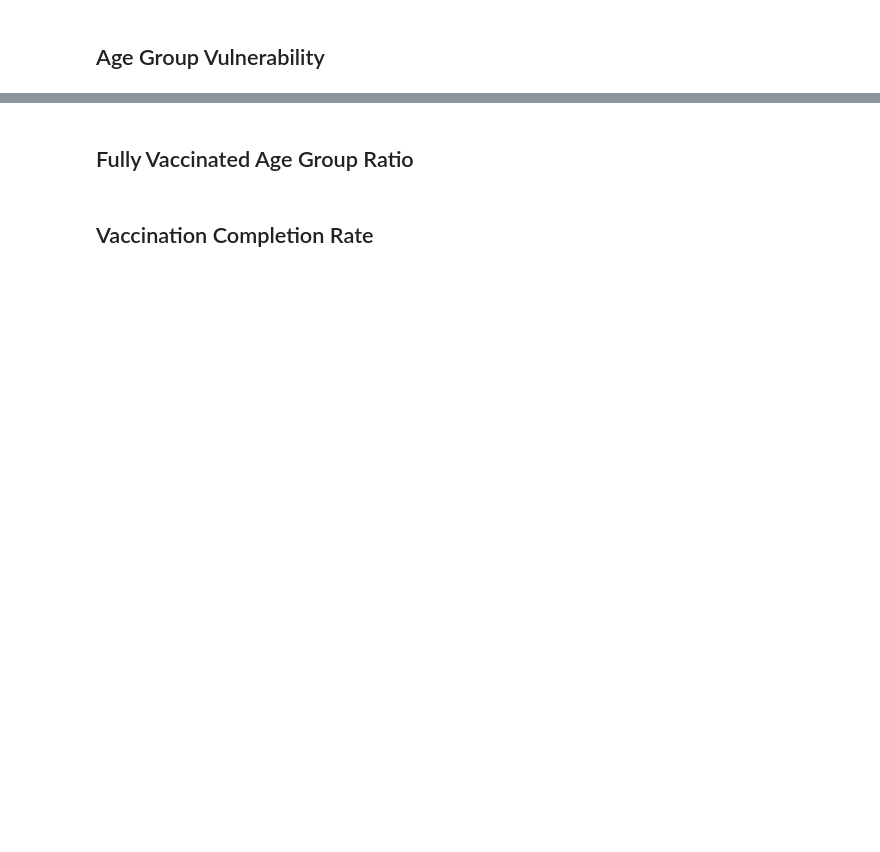
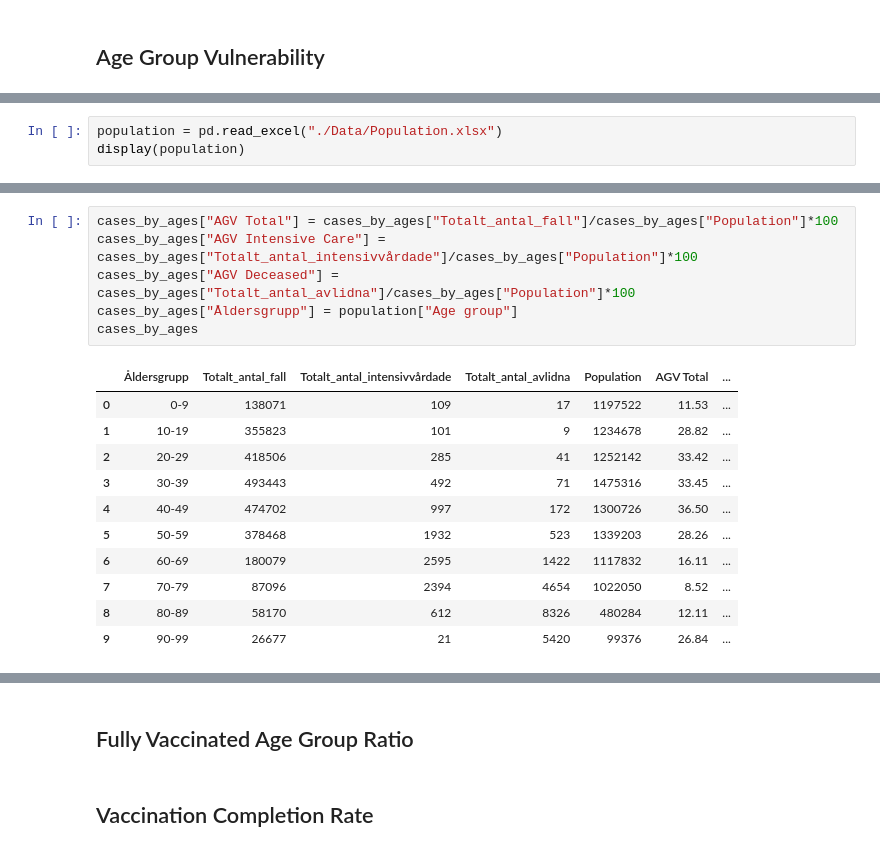
Before and after one commit to MaryKavalion/Data_Processing-Mary-Kavalionak, a Jupyter notebook: Lab-Covid19/Part 3. Exploratory data analysis.ipynb, the cells around one changed output, grey strips where cells are left out. Saved outputs shown, nothing was run; the diff lists cells and outputs as text; blank space fills up the shorter version.

```diff
--- a/Lab-Covid19/Part 3. Exploratory data analysis.ipynb
+++ b/Lab-Covid19/Part 3. Exploratory data analysis.ipynb
@@ -123,0 +149,3 @@ px.pie(genders, values = 'Totalt_antal_fall', names = 'Kön')
+# %%
+population = pd.read_excel("./Data/Population.xlsx")
+display(population)
@@ -123,0 +212,18 @@ px.pie(genders, values = 'Totalt_antal_fall', names = 'Kön')
+# %%
+cases_by_ages["AGV Total"] = cases_by_ages["Totalt_antal_fall"]/cases_by_ages["Population"]*100
+cases_by_ages["AGV Intensive Care"] = cases_by_ages["Totalt_antal_intensivvårdade"]/cases_by_ages["Population"]*100
+cases_by_ages["AGV Deceased"] = cases_by_ages["Totalt_antal_avlidna"]/cases_by_ages["Population"]*100
+cases_by_ages["Åldersgrupp"] = population["Age group"]
+cases_by_ages
+# %% [output]
+|  | Åldersgrupp | Totalt_antal_fall | Totalt_antal_intensivvårdade | Totalt_antal_avlidna | Population | AGV Total | ... |
+| 0 | 0-9 | 138071 | 109 | 17 | 1197522 | 11.53 | ... |
+| 1 | 10-19 | 355823 | 101 | 9 | 1234678 | 28.82 | ... |
+| 2 | 20-29 | 418506 | 285 | 41 | 1252142 | 33.42 | ... |
+| 3 | 30-39 | 493443 | 492 | 71 | 1475316 | 33.45 | ... |
+| 4 | 40-49 | 474702 | 997 | 172 | 1300726 | 36.50 | ... |
+| 5 | 50-59 | 378468 | 1932 | 523 | 1339203 | 28.26 | ... |
+| 6 | 60-69 | 180079 | 2595 | 1422 | 1117832 | 16.11 | ... |
+| 7 | 70-79 | 87096 | 2394 | 4654 | 1022050 | 8.52 | ... |
+| 8 | 80-89 | 58170 | 612 | 8326 | 480284 | 12.11 | ... |
+| 9 | 90-99 | 26677 | 21 | 5420 | 99376 | 26.84 | ... |
```
Also changed, not shown: parts of 12 cells of this notebook.
